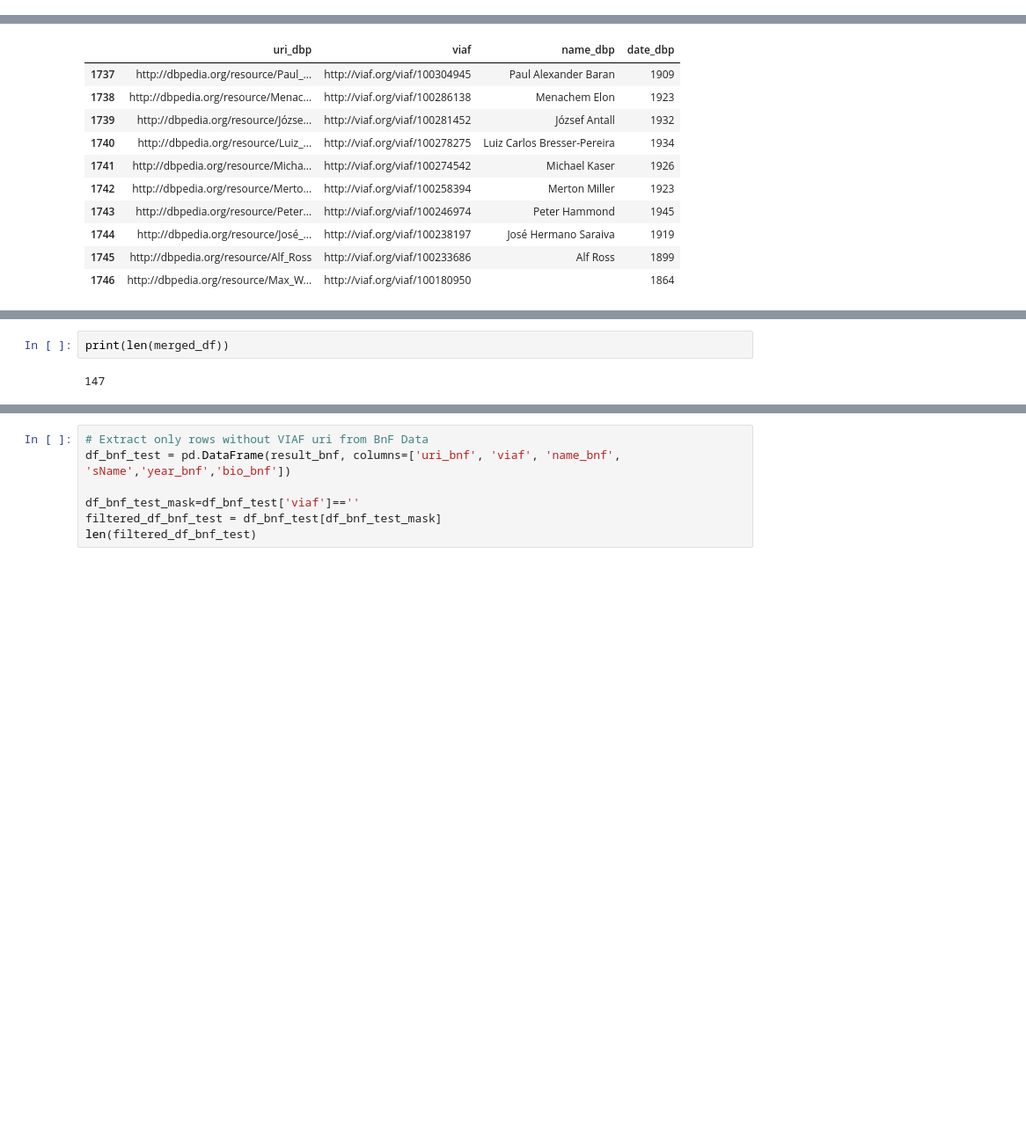
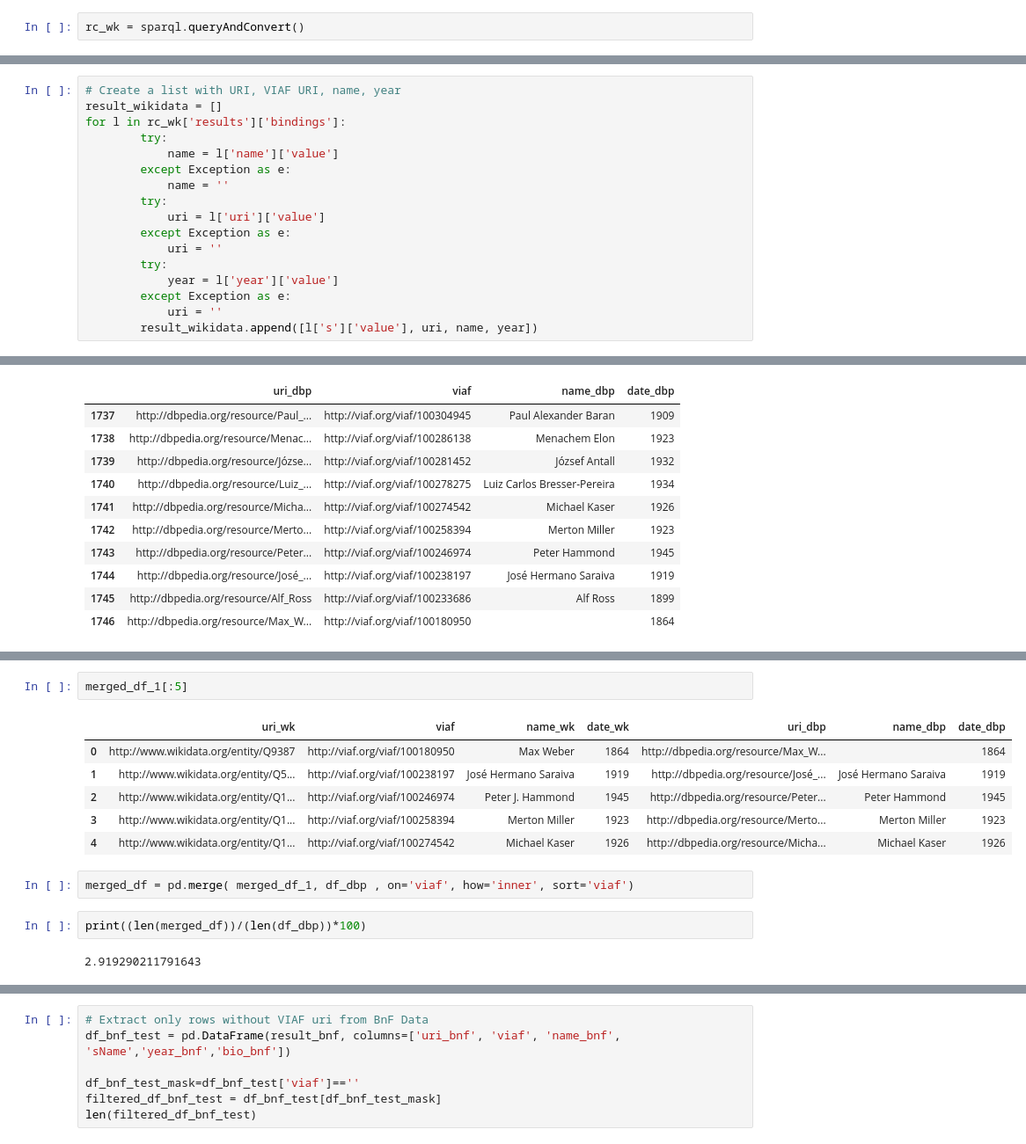
Before and after one commit to Semantic-Data-for-Humanities/Economists_Jurists, a Jupyter notebook: Notebooks/Issues/DBpedia_BnF_Data_URI.ipynb, the cells around one changed output, grey strips where cells are left out. Shown at 88% size. Drawn from its saved outputs; the diff is of its cells as text; blank space fills up the shorter version.

```diff
--- a/Notebooks/Issues/DBpedia_BnF_Data_URI.ipynb
+++ b/Notebooks/Issues/DBpedia_BnF_Data_URI.ipynb
@@ -318,0 +355,2 @@ result_dbpedia[:10]
+# %%
+rc_wk = sparql.queryAndConvert()
@@ -318,0 +362,17 @@ result_dbpedia[:10]
+# %%
+# Create a list with URI, VIAF URI, name, year
+result_wikidata = []
+for l in rc_wk['results']['bindings']:
+        try:
+            name = l['name']['value']
+        except Exception as e:
+            name = ''
+        try:
+            uri = l['uri']['value']
+        except Exception as e:
+            uri = ''
+        try:
+            year = l['year']['value']
+        except Exception as e:
+            uri = ''
+        result_wikidata.append([l['s']['value'], uri, name, year])
@@ -363,7 +470,18 @@ merged_df = pd.merge( df_dbp, df_bnf, on='viaf', how='inner', sort='date_dbp')
+# %%
+merged_df_1[:5]
+# %% [output]
+|  | uri_wk | viaf | name_wk | date_wk | uri_dbp | name_dbp | date_dbp |
+| 0 | http://www.wikidata.org/entity/Q9387 | http://viaf.org/viaf/100180950 | Max Weber | 1864 | http://dbpedia.org/resource/Max_W... |  | 1864 |
+| 1 | http://www.wikidata.org/entity/Q5... | http://viaf.org/viaf/100238197 | José Hermano Saraiva | 1919 | http://dbpedia.org/resource/José_... | José Hermano Saraiva | 1919 |
+| 2 | http://www.wikidata.org/entity/Q1... | http://viaf.org/viaf/100246974 | Peter J. Hammond | 1945 | http://dbpedia.org/resource/Peter... | Peter Hammond | 1945 |
+| 3 | http://www.wikidata.org/entity/Q1... | http://viaf.org/viaf/100258394 | Merton Miller | 1923 | http://dbpedia.org/resource/Merto... | Merton Miller | 1923 |
+| 4 | http://www.wikidata.org/entity/Q1... | http://viaf.org/viaf/100274542 | Michael Kaser | 1926 | http://dbpedia.org/resource/Micha... | Michael Kaser | 1926 |
+# %%
+merged_df = pd.merge( merged_df_1, df_dbp , on='viaf', how='inner', sort='viaf')
 # %%
-print(len(merged_df))
+print((len(merged_df))/(len(df_dbp))*100)
 # %% [output]
-147
+2.919290211791643
 # %%
 merged_df
 # %% [output]
```
Also changed, not shown: parts of 25 cells of this notebook.
